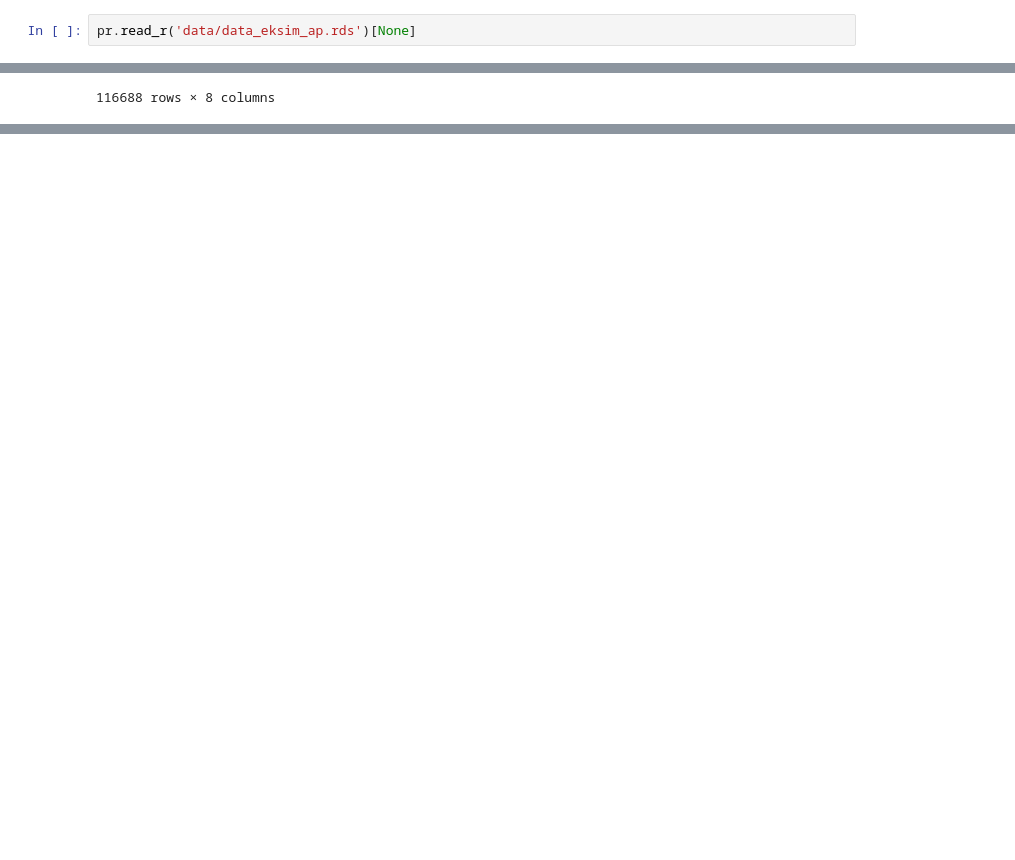
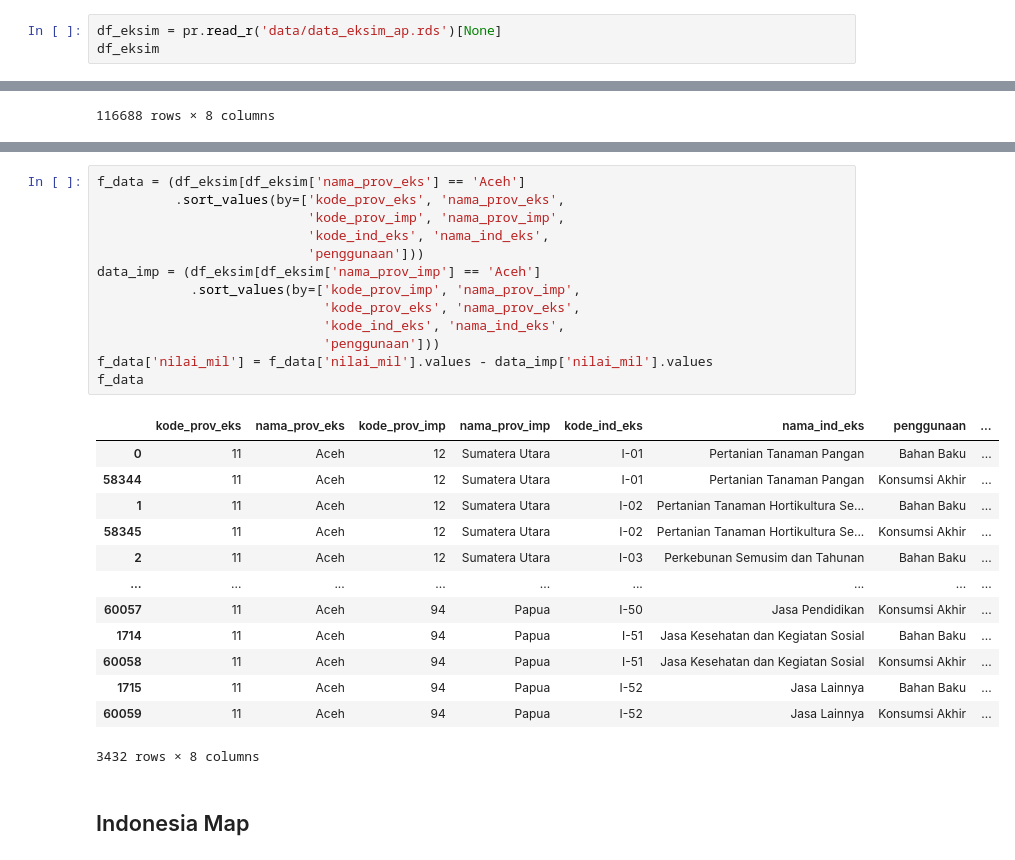
Before and after one commit to nurkhamidah/tryIRIO, a Jupyter notebook: temp.ipynb, the cells around one changed output, grey strips where cells are left out. Saved outputs shown, nothing was run; the diff lists cells and outputs as text; blank space fills up the shorter version.

```diff
--- a/temp.ipynb
+++ b/temp.ipynb
@@ -714,7 +714,8 @@ df_pdrb_nasional[df_pdrb_nasional['jenis_pdrb'] == 'PENDAPATAN']
 # %%
 import pyreadr as pr
 # %%
-pr.read_r('data/data_eksim_ap.rds')[None]
+df_eksim = pr.read_r('data/data_eksim_ap.rds')[None]
+df_eksim
 # %% [output]
 |  | kode_prov_eks | nama_prov_eks | kode_prov_imp | nama_prov_imp | kode_ind_eks | nama_ind_eks | penggunaan | ... |
 | 0 | 11 | Aceh | 12 | Sumatera Utara | I-01 | Pertanian Tanaman Pangan | Bahan Baku | ... |
@@ -731,0 +779,29 @@ pr.read_r('data/data_eksim_ap.rds')[None]
+# %%
+f_data = (df_eksim[df_eksim['nama_prov_eks'] == 'Aceh']
+          .sort_values(by=['kode_prov_eks', 'nama_prov_eks',
+                           'kode_prov_imp', 'nama_prov_imp',
+                           'kode_ind_eks', 'nama_ind_eks',
+                           'penggunaan']))
+data_imp = (df_eksim[df_eksim['nama_prov_imp'] == 'Aceh']
+            .sort_values(by=['kode_prov_imp', 'nama_prov_imp',
+                             'kode_prov_eks', 'nama_prov_eks',
+                             'kode_ind_eks', 'nama_ind_eks',
+                             'penggunaan']))
+f_data['nilai_mil'] = f_data['nilai_mil'].values - data_imp['nilai_mil'].values
+f_data
+# %% [output]
+|  | kode_prov_eks | nama_prov_eks | kode_prov_imp | nama_prov_imp | kode_ind_eks | nama_ind_eks | penggunaan | ... |
+| 0 | 11 | Aceh | 12 | Sumatera Utara | I-01 | Pertanian Tanaman Pangan | Bahan Baku | ... |
+| 58344 | 11 | Aceh | 12 | Sumatera Utara | I-01 | Pertanian Tanaman Pangan | Konsumsi Akhir | ... |
+| 1 | 11 | Aceh | 12 | Sumatera Utara | I-02 | Pertanian Tanaman Hortikultura Se... | Bahan Baku | ... |
+| 58345 | 11 | Aceh | 12 | Sumatera Utara | I-02 | Pertanian Tanaman Hortikultura Se... | Konsumsi Akhir | ... |
+| 2 | 11 | Aceh | 12 | Sumatera Utara | I-03 | Perkebunan Semusim dan Tahunan | Bahan Baku | ... |
+| ... | ... | ... | ... | ... | ... | ... | ... | ... |
+| 60057 | 11 | Aceh | 94 | Papua | I-50 | Jasa Pendidikan | Konsumsi Akhir | ... |
+| 1714 | 11 | Aceh | 94 | Papua | I-51 | Jasa Kesehatan dan Kegiatan Sosial | Bahan Baku | ... |
+| 60058 | 11 | Aceh | 94 | Papua | I-51 | Jasa Kesehatan dan Kegiatan Sosial | Konsumsi Akhir | ... |
+| 1715 | 11 | Aceh | 94 | Papua | I-52 | Jasa Lainnya | Bahan Baku | ... |
+| 60059 | 11 | Aceh | 94 | Papua | I-52 | Jasa Lainnya | Konsumsi Akhir | ... |
+3432 rows × 8 columns
+# %% [markdown]
+## Indonesia Map
```
Also changed, not shown: parts of 13 cells of this notebook, 2 other files.
